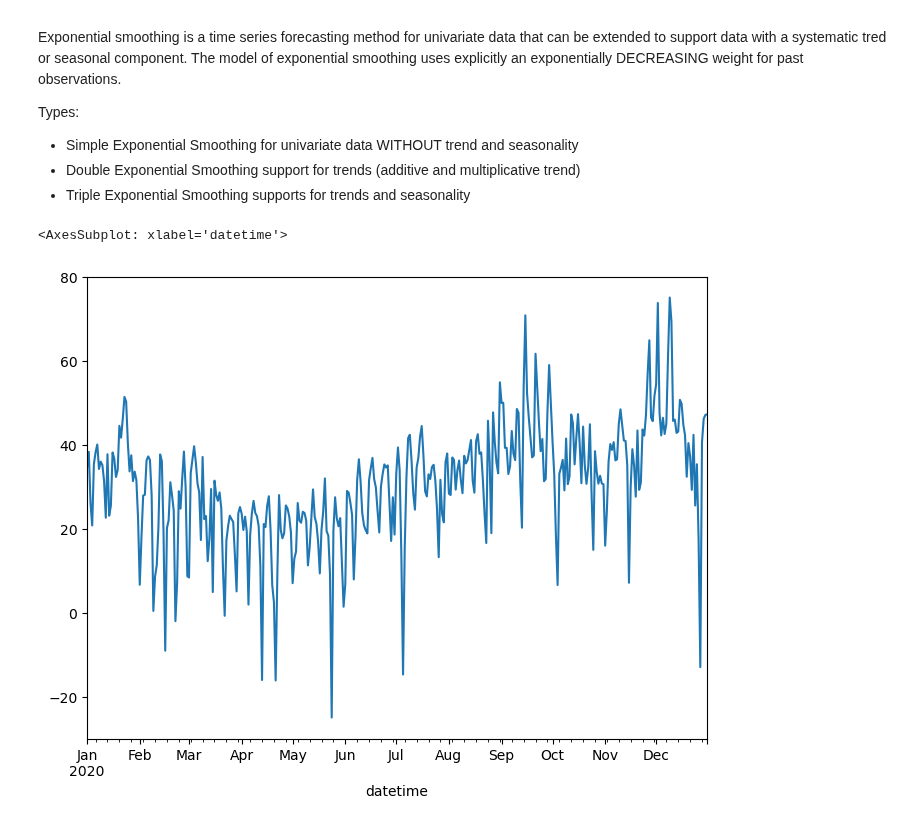
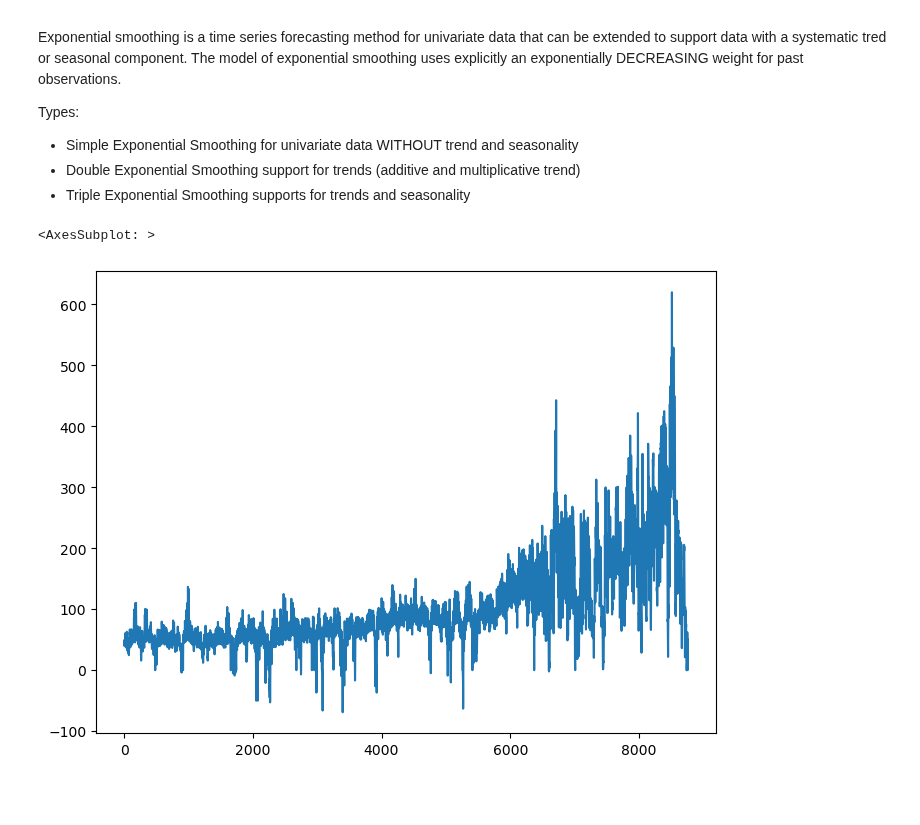
Before and after one commit to M-123-456/team-6-energy-costs, a Jupyter notebook: analysis/time_series_analysis/exponential_smoothing/exponential_smoothing.ipynb, the cells around one changed output. Saved outputs shown, nothing was run; the diff lists cells and outputs as text; code cells hidden in the pictures; blank space fills up the shorter version.

```diff
--- a/analysis/time_series_analysis/exponential_smoothing/exponential_smoothing.ipynb
+++ b/analysis/time_series_analysis/exponential_smoothing/exponential_smoothing.ipynb
@@ -10,5 +10,6 @@ from statsmodels.tsa.holtwinters import SimpleExpSmoothing
 # %%
-df_energy_2020 = pd.read_csv('../../../data/prepared/df_energy_2020.csv')
+df = pd.read_csv('../../../data/prepared/df_energy_climate_2021.csv')
+df['datetime'] = pd.to_datetime(df['datetime'])
 # %% [markdown]
 ## Exponential Smoothing
 Exponential smoothing is a time series forecasting method for univariate data that can be extended to support data with a systematic tred or seasonal component.
@@ -32,9 +25,12 @@ sr_exp_smoothing_2020 = sr_exp_smoothing_2020.resample(rule='D').mean()
+# %%
+series = df['energy_price']
+train, val = series[:-1752], series[-1752:]
 # %%
 # set figure size
 rcParams['figure.figsize'] = 8,6
 # plot
-sr_exp_smoothing_2020.plot()
+series.plot()
 # %% [output]
-<AxesSubplot: xlabel='datetime'>
+<AxesSubplot: >
-[figure, old version]
+[figure, new version]
 # %%
```
Also changed, not shown: parts of 7 cells of this notebook, 11 other files.
